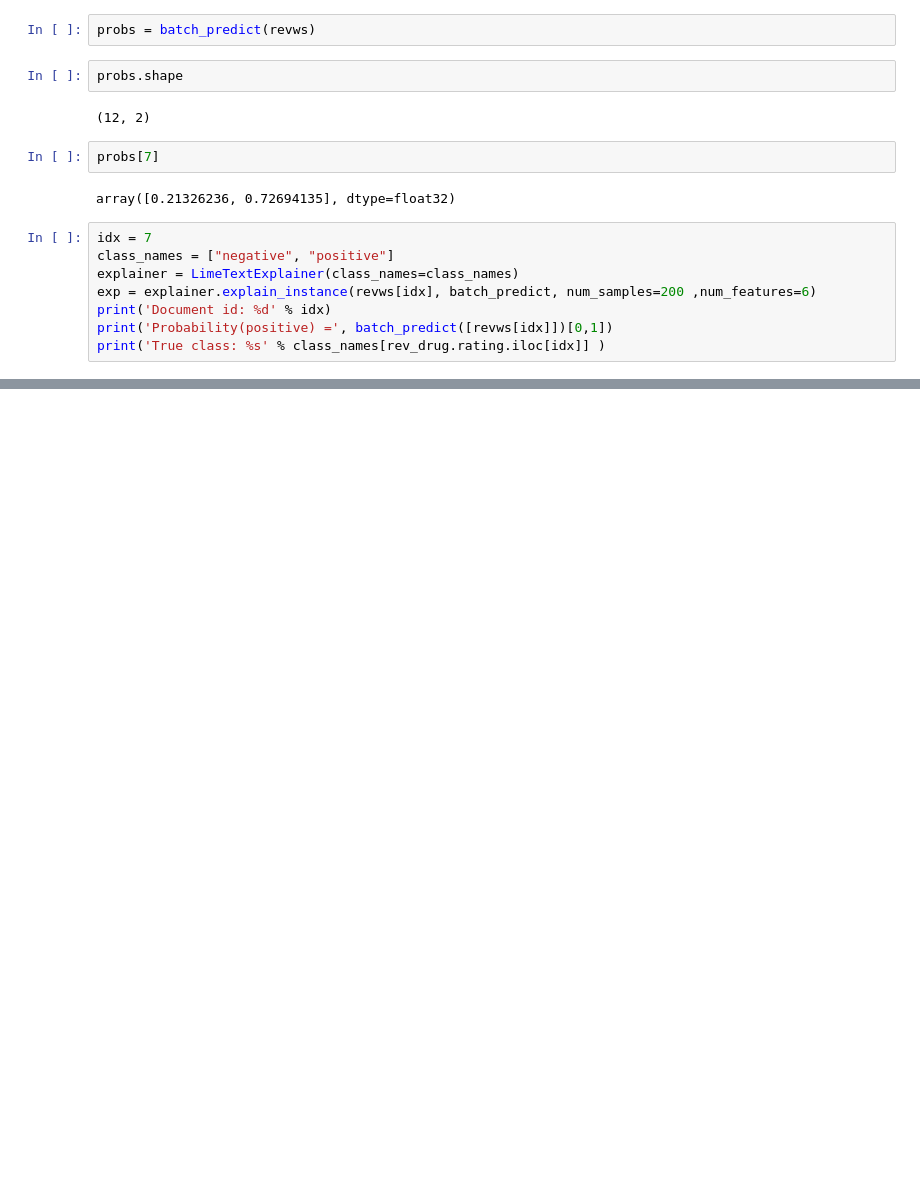
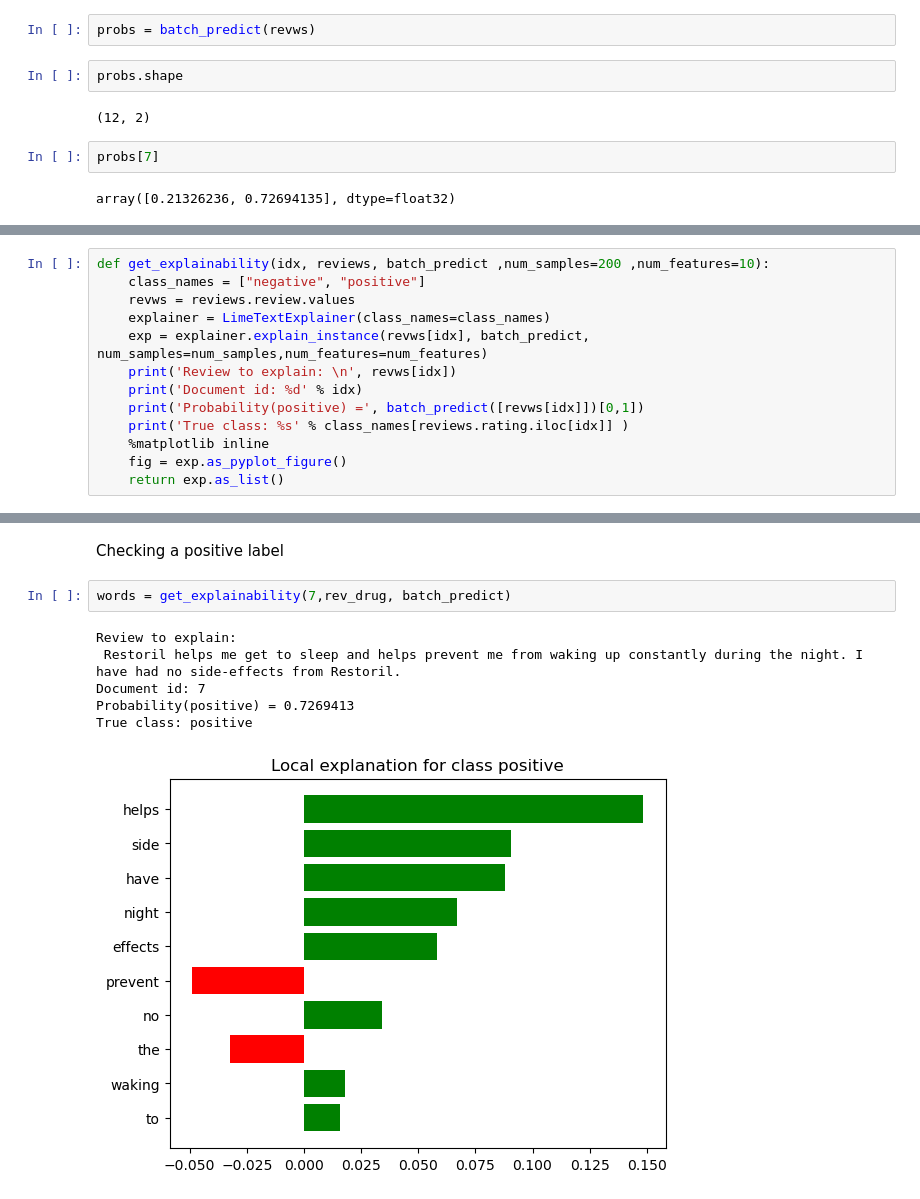
Before and after one commit to Fzhou1997/Natural-Language-Processing-Research-Project, a Jupyter notebook: src/notebooks/LIME explainability.ipynb, the cells around one changed output, grey strips where cells are left out. Cells and saved outputs as stored; diff of their text form; blank space fills up the shorter version.

Commit message:
Adding graphs for explainability

```diff
--- a/src/notebooks/LIME explainability.ipynb
+++ b/src/notebooks/LIME explainability.ipynb
@@ -157,11 +146,3 @@ probs.shape
 probs[7]
 # %% [output]
 array([0.21326236, 0.72694135], dtype=float32)
-# %%
-idx = 7
-class_names = ["negative", "positive"]
-explainer = LimeTextExplainer(class_names=class_names)
-exp = explainer.explain_instance(revws[idx], batch_predict, num_samples=200 ,num_features=6)
-print('Document id: %d' % idx)
-print('Probability(positive) =', batch_predict([revws[idx]])[0,1])
-print('True class: %s' % class_names[rev_drug.rating.iloc[idx]] )
@@ -180,0 +149,13 @@ exp.as_list()
+# %%
+def get_explainability(idx, reviews, batch_predict ,num_samples=200 ,num_features=10):
+    class_names = ["negative", "positive"]
+    revws = reviews.review.values
+    explainer = LimeTextExplainer(class_names=class_names)
+    exp = explainer.explain_instance(revws[idx], batch_predict, num_samples=num_samples,num_features=num_features)
+    print('Review to explain: \n', revws[idx])
+    print('Document id: %d' % idx)
+    print('Probability(positive) =', batch_predict([revws[idx]])[0,1])
+    print('True class: %s' % class_names[reviews.rating.iloc[idx]] )
+    %matplotlib inline
+    fig = exp.as_pyplot_figure()
+    return exp.as_list()
@@ -180,0 +176,11 @@ exp.as_list()
+# %% [markdown]
+Checking a positive label
+# %%
+words = get_explainability(7,rev_drug, batch_predict)
+# %% [output]
+Review to explain:
+ Restoril helps me get to sleep and helps prevent me from waking up constantly during the night. I have had no side-effects from Restoril.
+Document id: 7
+Probability(positive) = 0.7269413
+True class: positive
+[figure, added]
```
Also changed, not shown: parts of 17 cells of this notebook.
